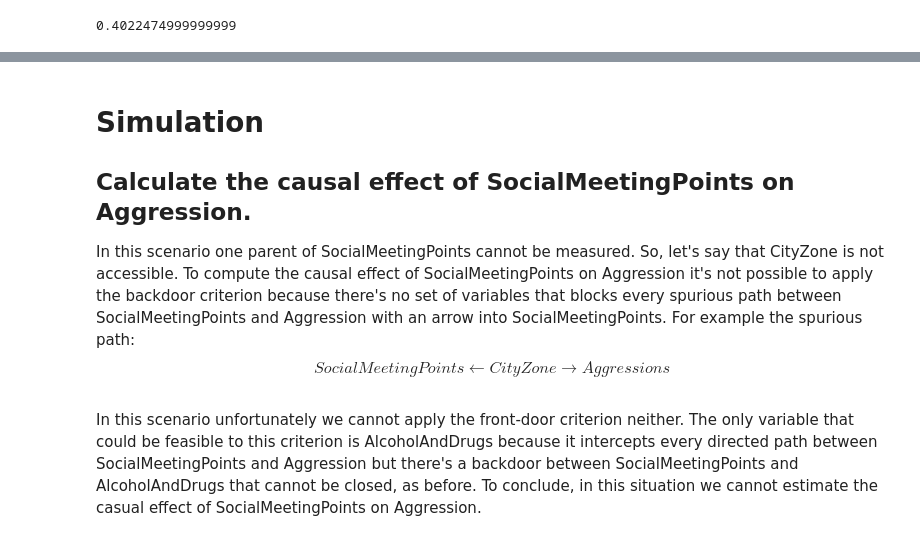
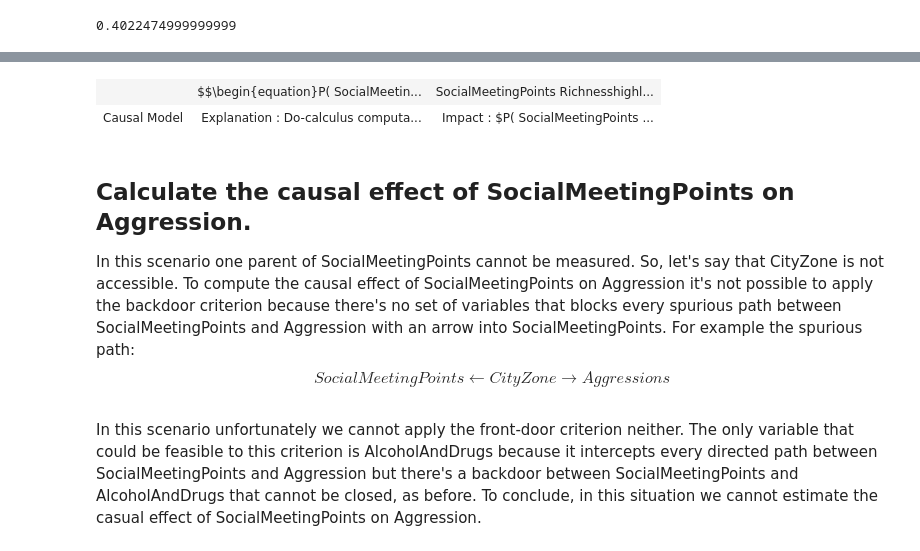
Before and after one commit to Jimmy-INL/AI-CausalInference, a Jupyter notebook: causalInference.ipynb, the cells around one changed output, grey strips where cells are left out. Drawn from its saved outputs; the diff is of its cells as text; code cells hidden in the pictures.

Commit message:
point 4 completed

```diff
--- a/causalInference.ipynb
+++ b/causalInference.ipynb
@@ -209,5 +216,63 @@ CDE= 0.7200000000000001 - 0.95 = -0.22999999999999987
+# %%
+netString2 = ("AlcoholAndDrugs{high|low}<-CityZone{downtown|suburbs}->Aggressions{high|low};"
+             "Richness{high|low}->AlcoholAndDrugs->Aggressions;"
+             "DayPeriod{day|night}->Aggressions->LifeQuality{high|low}<-PublicServices{high|low}<-Richness;"
+             "Richness<-StudyLevel{high|low};"
+             "AlcoholAndDrugs<-SocialMeetingPoints{high|low};Richness->LifeQuality;"
+             "Richness->SocialMeetingPoints<-CityZone")
+net2 = gum.fastBN(netString2)
+
+# net.cpt("jobAccessability")[:] = [0.6,0.4]
+net2.cpt("StudyLevel")[:] = [0.7,0.3]
+net2.cpt("CityZone")[:] = [0.3,0.7]
+net2.cpt("DayPeriod")[:] = [0.5,0.5]
+
+r1 = 0.6 * 1 + 0.4 * 0.3
+r2 = 0.6 * 0 + 0.4 * 0.8
+net2.cpt("Richness")[{'StudyLevel':'high'}] = [r1, 1-r1]
+net2.cpt("Richness")[{'StudyLevel':'low'}] = [r2, 1-r2]
+
+net2.cpt("SocialMeetingPoints")[{'Richness':'high','CityZone':'downtown'}] = [0.6,0.4]
+net2.cpt("SocialMeetingPoints")[{'Richness':'high','CityZone':'suburbs'}] = [0.8,0.2]
+net2.cpt("SocialMeetingPoints")[{'Richness':'low','CityZone':'downtown'}] = [0.3,0.7]
+net2.cpt("SocialMeetingPoints")[{'Richness':'low','CityZone':'suburbs'}] = [0.4,0.6]
+
+net2.cpt("AlcoholAndDrugs")[{'Richness':'high','SocialMeetingPoints':'high', 'CityZone':'downtown'}] = [0.6,0.4]
+net2.cpt("AlcoholAndDrugs")[{'Richness':'high','SocialMeetingPoints':'high', 'CityZone':'suburbs'}] = [0.7,0.3]
+net2.cpt("AlcoholAndDrugs")[{'Richness':'high','SocialMeetingPoints':'low', 'CityZone':'downtown'}] = [0.3,0.7]
+net2.cpt("AlcoholAndDrugs")[{'Richness':'high','SocialMeetingPoints':'low', 'CityZone':'suburbs'}] = [0.9,0.1]
+net2.cpt("AlcoholAndDrugs")[{'Richness':'low','SocialMeetingPoints':'high', 'CityZone':'suburbs'}] = [0.5,0.5]
+net2.cpt("AlcoholAndDrugs")[{'Richness':'low','SocialMeetingPoints':'high', 'CityZone':'downtown'}] = [0.3,0.7]
+net2.cpt("AlcoholAndDrugs")[{'Richness':'low','SocialMeetingPoints':'low', 'CityZone':'suburbs'}] = [0.95,0.05]
+net2.cpt("AlcoholAndDrugs")[{'Richness':'low','SocialMeetingPoints':'low', 'CityZone':'downtown'}] = [0.95,0.05]
+
+net2.cpt("Aggressions")[{'CityZone':'downtown','AlcoholAndDrugs':'high', 'DayPeriod':'day'}] = [0.6,0.4]
+net2.cpt("Aggressions")[{'CityZone':'downtown','AlcoholAndDrugs':'high', 'DayPeriod':'night'}] = [0.7,0.3]
+net2.cpt("Aggressions")[{'CityZone':'downtown','AlcoholAndDrugs':'low', 'DayPeriod':'day'}] = [0.1,0.9]
+net2.cpt("Aggressions")[{'CityZone':'downtown','AlcoholAndDrugs':'low', 'DayPeriod':'night'}] = [0.2,0.8]
+net2.cpt("Aggressions")[{'CityZone':'suburbs','AlcoholAndDrugs':'high', 'DayPeriod':'day'}] = [0.8,0.2]
+net2.cpt("Aggressions")[{'CityZone':'suburbs','AlcoholAndDrugs':'high', 'DayPeriod':'night'}] = [0.95,0.05]
+net2.cpt("Aggressions")[{'CityZone':'suburbs','AlcoholAndDrugs':'low', 'DayPeriod':'day'}] = [0.7,0.3]
+net2.cpt("Aggressions")[{'CityZone':'suburbs','AlcoholAndDrugs':'low', 'DayPeriod':'night'}] = [0.8,0.2]
+
+net2.cpt("PublicServices")[{'Richness':'high'}] = [0.95,0.05]
+net2.cpt("PublicServices")[{'Richness':'low'}] = [0.05,0.95]
+
+net2.cpt("LifeQuality")[{'Aggressions':'high','Richness':'high', 'PublicServices':'high'}] = [0.8,0.2]
+net2.cpt("LifeQuality")[{'Aggressions':'high','Richness':'high', 'PublicServices':'low'}] = [0.7,0.3]
+net2.cpt("LifeQuality")[{'Aggressions':'high','Richness':'low', 'PublicServices':'high'}] = [0.6,0.4]
+net2.cpt("LifeQuality")[{'Aggressions':'high','Richness':'low', 'PublicServices':'low'}] = [0.1,0.9]
+net2.cpt("LifeQuality")[{'Aggressions':'low','Richness':'high', 'PublicServices':'high'}] = [0.95,0.05]
+net2.cpt("LifeQuality")[{'Aggressions':'low','Richness':'high', 'PublicServices':'low'}] = [0.95,0.05]
+net2.cpt("LifeQuality")[{'Aggressions':'low','Richness':'low', 'PublicServices':'high'}] = [0.7,0.3]
+net2.cpt("LifeQuality")[{'Aggressions':'low','Richness':'low', 'PublicServices':'low'}] = [0.8,0.2]
+
+cm2 = csl.CausalModel(net2, [("JobAccessibility", ["Richness"])])
+cslnb.showCausalImpact(cm2, "SocialMeetingPoints", doing={"Richness"})
+# %% [output]
+|  | $$\begin{equation}P( SocialMeetin... | SocialMeetingPoints Richnesshighl... |
+| Causal Model | Explanation : Do-calculus computa... | Impact : $P( SocialMeetingPoints ... |
 # %% [markdown]
-# Simulation
 ## Calculate the causal effect of SocialMeetingPoints on Aggression.
 In this scenario one parent of SocialMeetingPoints cannot be measured. So, let's say that
 CityZone is not accessible. To compute the causal effect of SocialMeetingPoints
```
Also changed, not shown: parts of 10 cells of this notebook.
